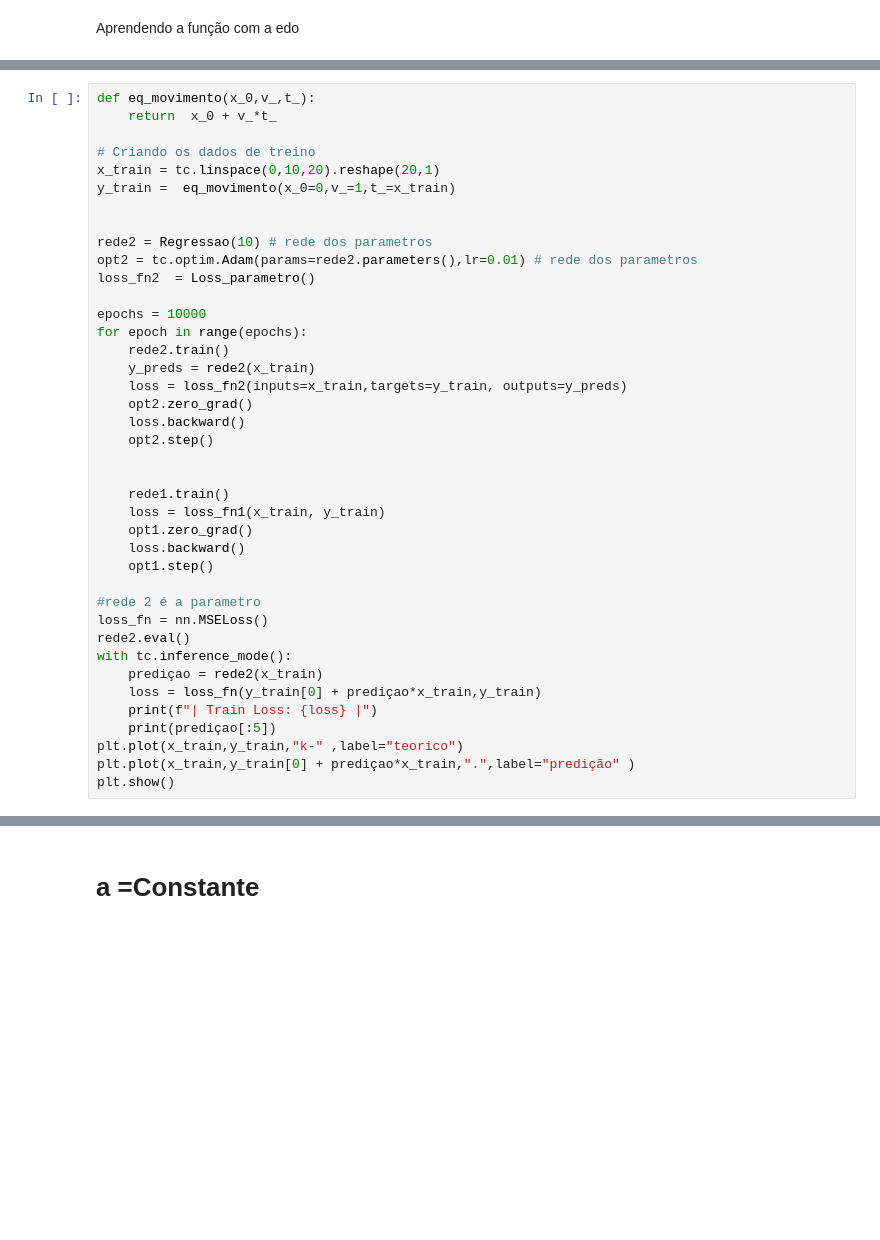
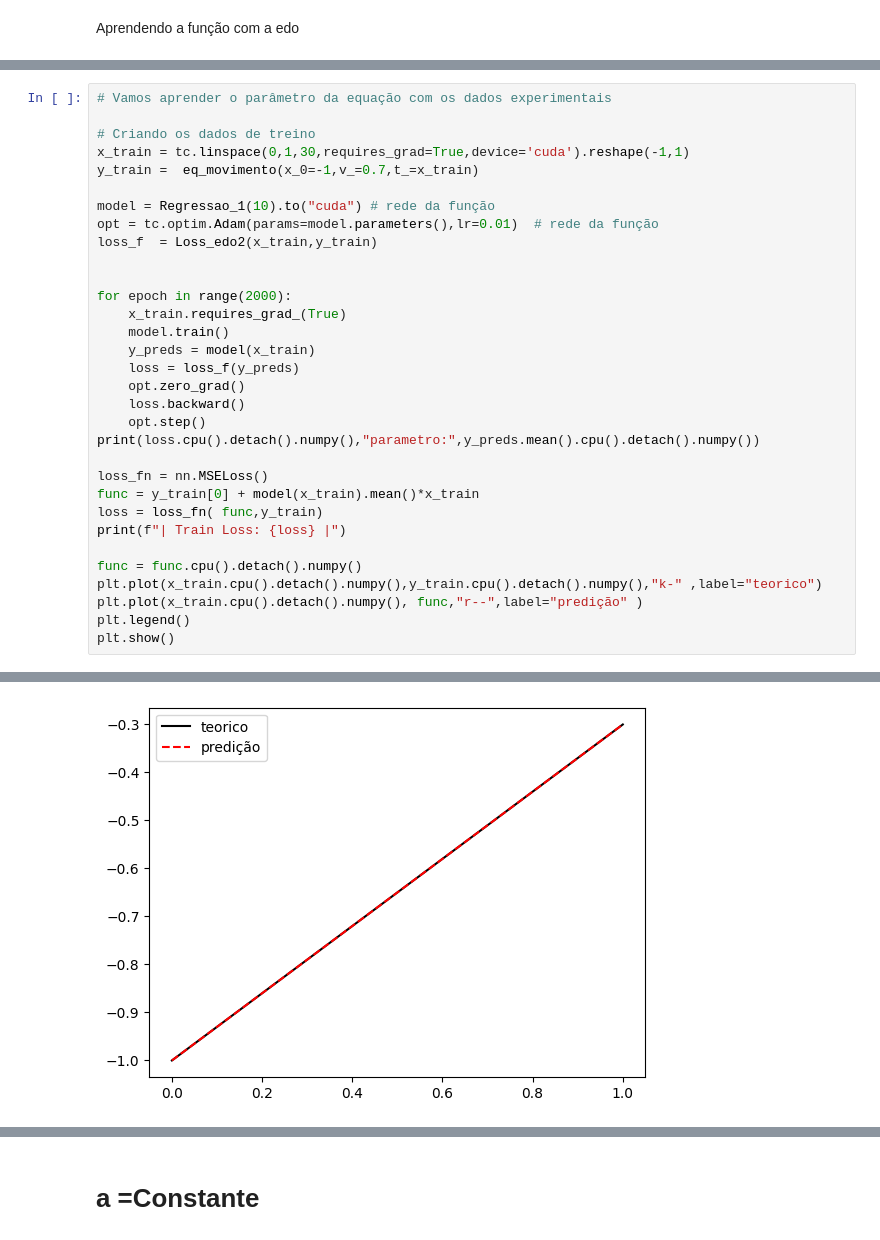
Before and after one commit to GubioGL/MachineLearning, a Jupyter notebook: # ML-apply-in-Physics/MLinregression.ipynb, the cells around one changed output, grey strips where cells are left out. Drawn from its saved outputs; the diff is of its cells as text; blank space fills up the shorter version.

```diff
--- a/# ML-apply-in-Physics/MLinregression.ipynb
+++ b/# ML-apply-in-Physics/MLinregression.ipynb
@@ -131,40 +201,33 @@ Aprendendo o valor da constante
 # %%
-def eq_movimento(x_0,v_,t_):
-    return  x_0 + v_*t_
+# Vamos aprender o parâmetro da equação com os dados experimentais
 
 # Criando os dados de treino
-x_train = tc.linspace(0,10,20).reshape(20,1)
-y_train =  eq_movimento(x_0=0,v_=1,t_=x_train)
+x_train = tc.linspace(0,1,30,requires_grad=True,device='cuda').reshape(-1,1)
+y_train =  eq_movimento(x_0=-1,v_=0.7,t_=x_train)
+
+model = Regressao_1(10).to("cuda") # rede da função
+opt = tc.optim.Adam(params=model.parameters(),lr=0.01)  # rede da função
+loss_f  = Loss_edo2(x_train,y_train)
 
 
-rede2 = Regressao(10) # rede dos parametros
-opt2 = tc.optim.Adam(params=rede2.parameters(),lr=0.01) # rede dos parametros
-loss_fn2  = Loss_parametro()
+for epoch in range(2000):
+    x_train.requires_grad_(True)
+    model.train()
+    y_preds = model(x_train)
+    loss = loss_f(y_preds)
+    opt.zero_grad()
+    loss.backward()
+    opt.step()
+print(loss.cpu().detach().numpy(),"parametro:",y_preds.mean().cpu().detach().numpy())
 
-epochs = 10000
-for epoch in range(epochs):
-    rede2.train()
-    y_preds = rede2(x_train)
-    loss = loss_fn2(inputs=x_train,targets=y_train, outputs=y_preds)
-    opt2.zero_grad()
-    loss.backward()
-    opt2.step()
+loss_fn = nn.MSELoss()
+func = y_train[0] + model(x_train).mean()*x_train
+loss = loss_fn( func,y_train)
+print(f"| Train Loss: {loss} |")
 
-
-    rede1.train()
-    loss = loss_fn1(x_train, y_train)
-    opt1.zero_grad()
-    loss.backward()
-    opt1.step()
-
-#rede 2 é a parametro
-loss_fn = nn.MSELoss()
-rede2.eval()
-with tc.inference_mode():
-    prediçao = rede2(x_train)
-    loss = loss_fn(y_train[0] + prediçao*x_train,y_train)
-    print(f"| Train Loss: {loss} |")
-    print(prediçao[:5])
-plt.plot(x_train,y_train,"k-" ,label="teorico")
-plt.plot(x_train,y_train[0] + prediçao*x_train,".",label="predição" )
+func = func.cpu().detach().numpy()
+plt.plot(x_train.cpu().detach().numpy(),y_train.cpu().detach().numpy(),"k-" ,label="teorico")
+plt.plot(x_train.cpu().detach().numpy(), func,"r--",label="predição" )
+plt.legend()
 plt.show()
+# %% [output]
@@ -170,0 +236 @@ plt.show()
+[figure, added]
```
Also changed, not shown: parts of 29 cells of this notebook.
